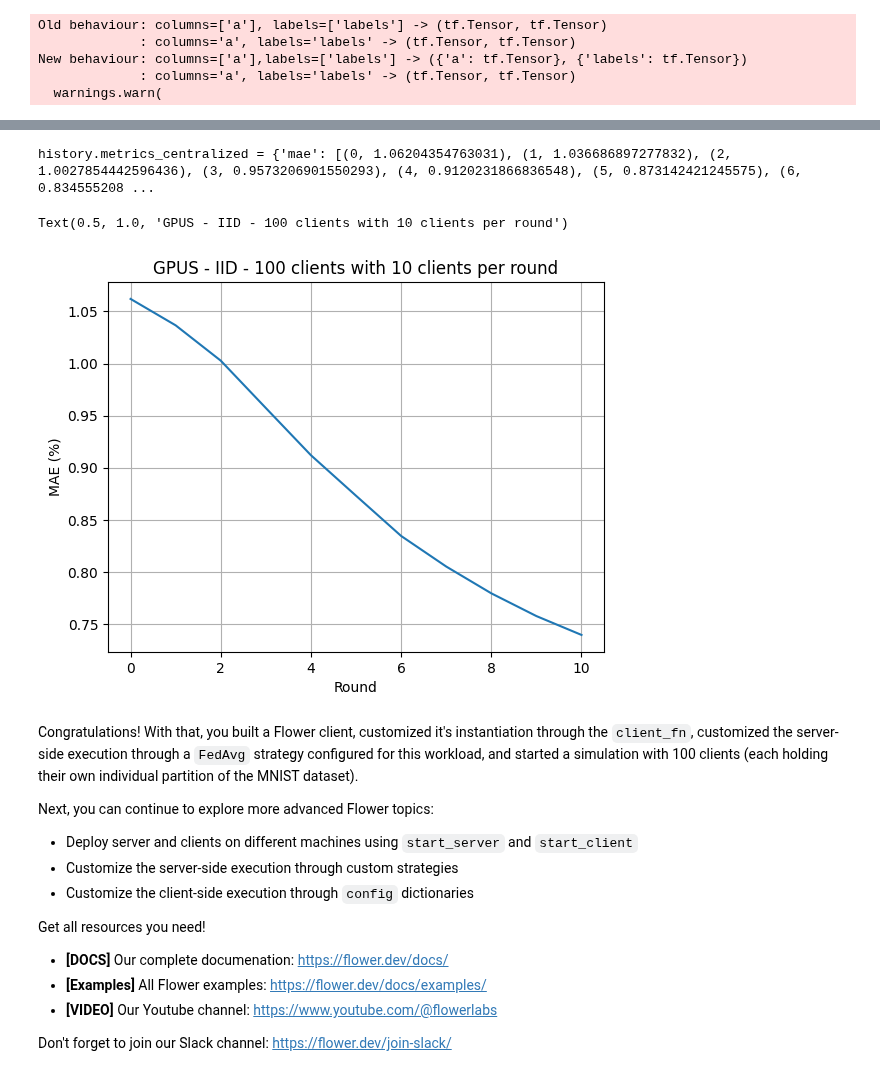
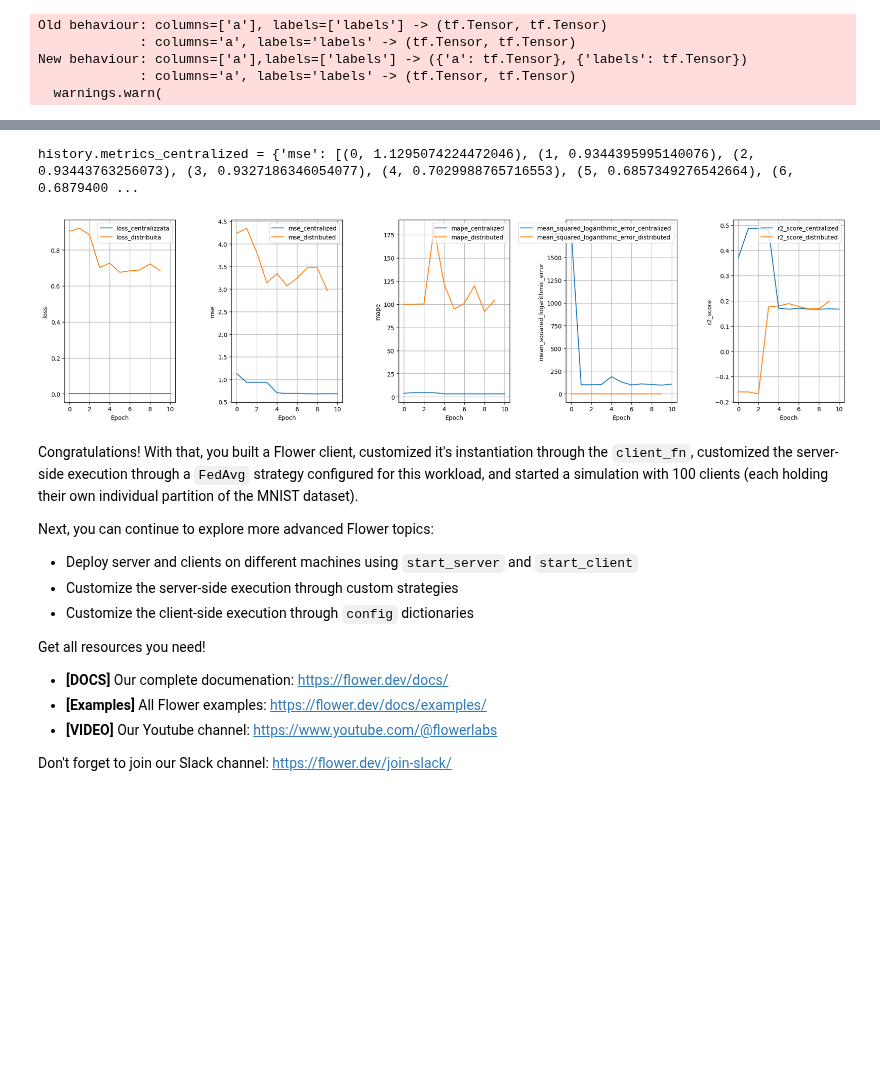
Before and after one commit to AnastasiaBrinati/Progetto-ML-23-24, a Jupyter notebook: task2_federato.ipynb, the cells around one changed output, grey strips where cells are left out. Drawn from its saved outputs; the diff is of its cells as text; code cells hidden in the pictures; blank space fills up the shorter version.

```diff
--- a/task2_federato.ipynb
+++ b/task2_federato.ipynb
@@ -521,20 +395,53 @@ INFO:flwr:app_fit: metrics_centralized {'mae': [(0, 1.06204354763031), (1, 1.036
-# %%
-import matplotlib.pyplot as plt
-
-print(f"{history.metrics_centralized = }")
-
-global_mae_centralised = history.metrics_centralized["mae"]
-round = [data[0] for data in global_mae_centralised]
-mae = [data[1] for data in global_mae_centralised]
-plt.plot(round, mae)
-plt.grid()
-plt.ylabel("MAE (%)")
-plt.xlabel("Round")
-plt.title("GPUS - IID - 100 clients with 10 clients per round")
-# %% [output]
-history.metrics_centralized = {'mae': [(0, 1.06204354763031), (1, 1.036686897277832), (2, 1.0027854442596436), (3, 0.9573206901550293), (4, 0.9120231866836548), (5, 0.873142421245575), (6, 0.834555208 ...
-Text(0.5, 1.0, 'GPUS - IID - 100 clients with 10 clients per round')
-[figure, removed]
+# %%
+print(f"{history.metrics_centralized = }")
+# %% [output]
+history.metrics_centralized = {'mse': [(0, 1.1295074224472046), (1, 0.9344395995140076), (2, 0.93443763256073), (3, 0.9327186346054077), (4, 0.7029988765716553), (5, 0.6857349276542664), (6, 0.6879400 ...
+# %%
+import matplotlib.pyplot as plt
+
+def plot_loss(history):
+  fig, (ax1, ax2, ax3, ax4, ax5) = plt.subplots(1, 5, figsize=(19, 5))
+
+  ax1.plot(pd.DataFrame(history.losses_centralized)[1], label='loss_centralizzata')
+  ax1.plot(pd.DataFrame(history.losses_distributed)[1], label='loss_distribuita')
+
+  ax2.plot(pd.DataFrame(history.metrics_centralized['mse'])[1], label='mse_centralized')
+  ax2.plot(pd.DataFrame(history.metrics_distributed['mse'])[1], label='mse_distributed')
+
+  ax3.plot(pd.DataFrame(history.metrics_centralized['mape'])[1], label='mape_centralized')
+  ax3.plot(pd.DataFrame(history.metrics_distributed['mape'])[1], label='mape_distributed')
+
+  ax4.plot(pd.DataFrame(history.metrics_centralized['mean_squared_logarithmic_error'])[1], label='mean_squared_logarithmic_error_centralized')
+  ax4.plot(pd.DataFrame(history.metrics_distributed['mean_squared_logarithmic_error'])[1], label='mean_squared_logarithmic_error_distributed')
+
+  ax5.plot(pd.DataFrame(history.metrics_centralized['R2Score'])[1], label='r2_score_centralized')
+  ax5.plot(pd.DataFrame(history.metrics_distributed['R2Score'])[1], label='r2_score_distributed')
+
+  ax1.set(xlabel='Epoch', ylabel='loss')
+  ax1.legend(loc="upper right")
+  ax1.grid(True)
+
+  ax2.set(xlabel='Epoch', ylabel='mse')
+  ax2.legend(loc="upper right")
+  ax2.grid(True)
+
+  ax3.set(xlabel='Epoch', ylabel='mape')
+  ax3.legend(loc="upper right")
+  ax3.grid(True)
+
+  ax4.set(xlabel='Epoch', ylabel='mean_squared_logarithmic_error')
+  ax4.legend(loc="upper right")
+  ax4.grid(True)
+
+  ax5.set(xlabel='Epoch', ylabel='r2_score')
+  ax5.legend(loc="upper right")
+  ax5.grid(True)
+
+  fig.tight_layout()
+# %%
+plot_loss(history)
+# %% [output]
+[figure, added]
 # %% [markdown]
 
 Congratulations! With that, you built a Flower client, customized it's instantiation through the `client_fn`, customized the server-side execution through a `FedAvg` strategy configured for this workload, and started a simulation with 100 clients (each holding their own individual partition of the MNIST dataset).
```
Also changed, not shown: parts of 32 cells of this notebook.
